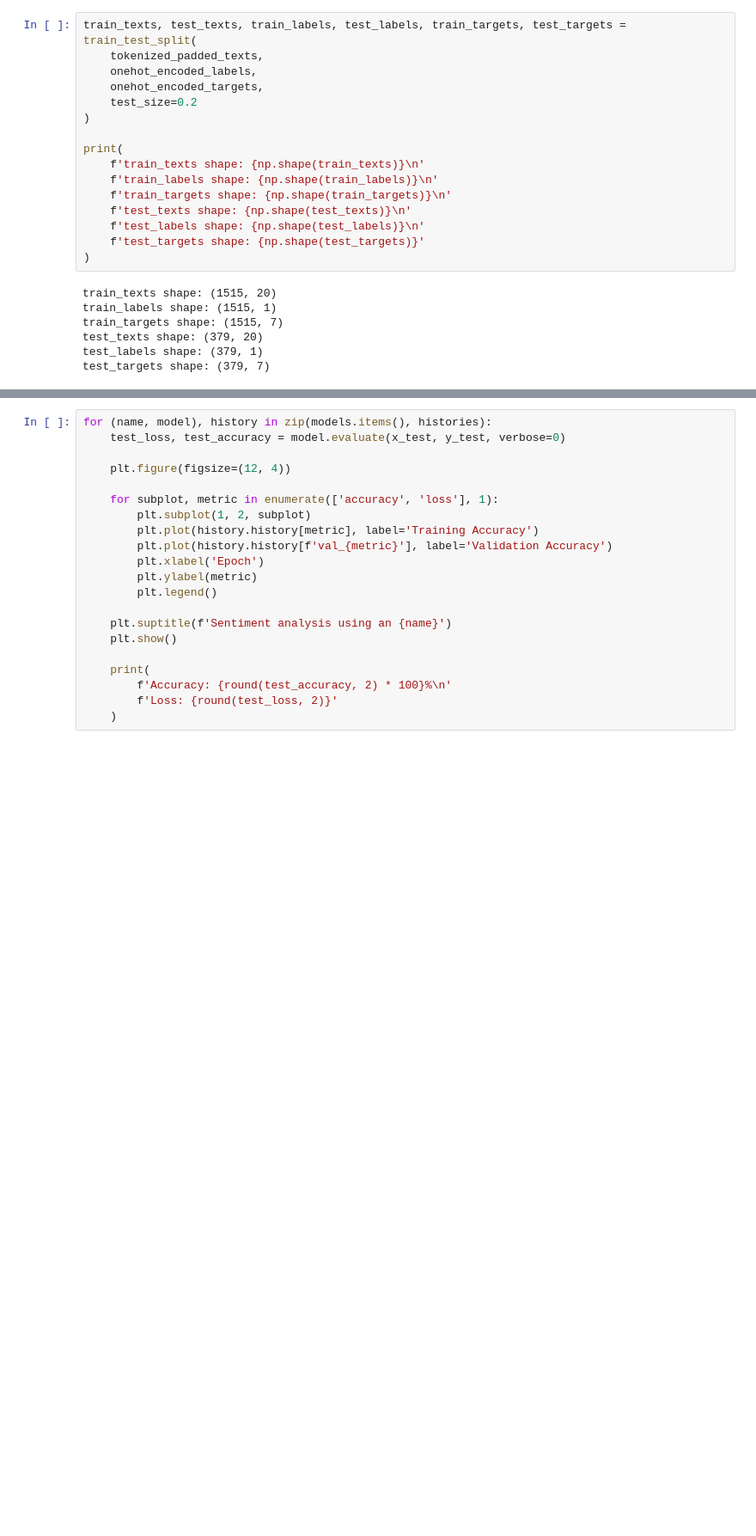
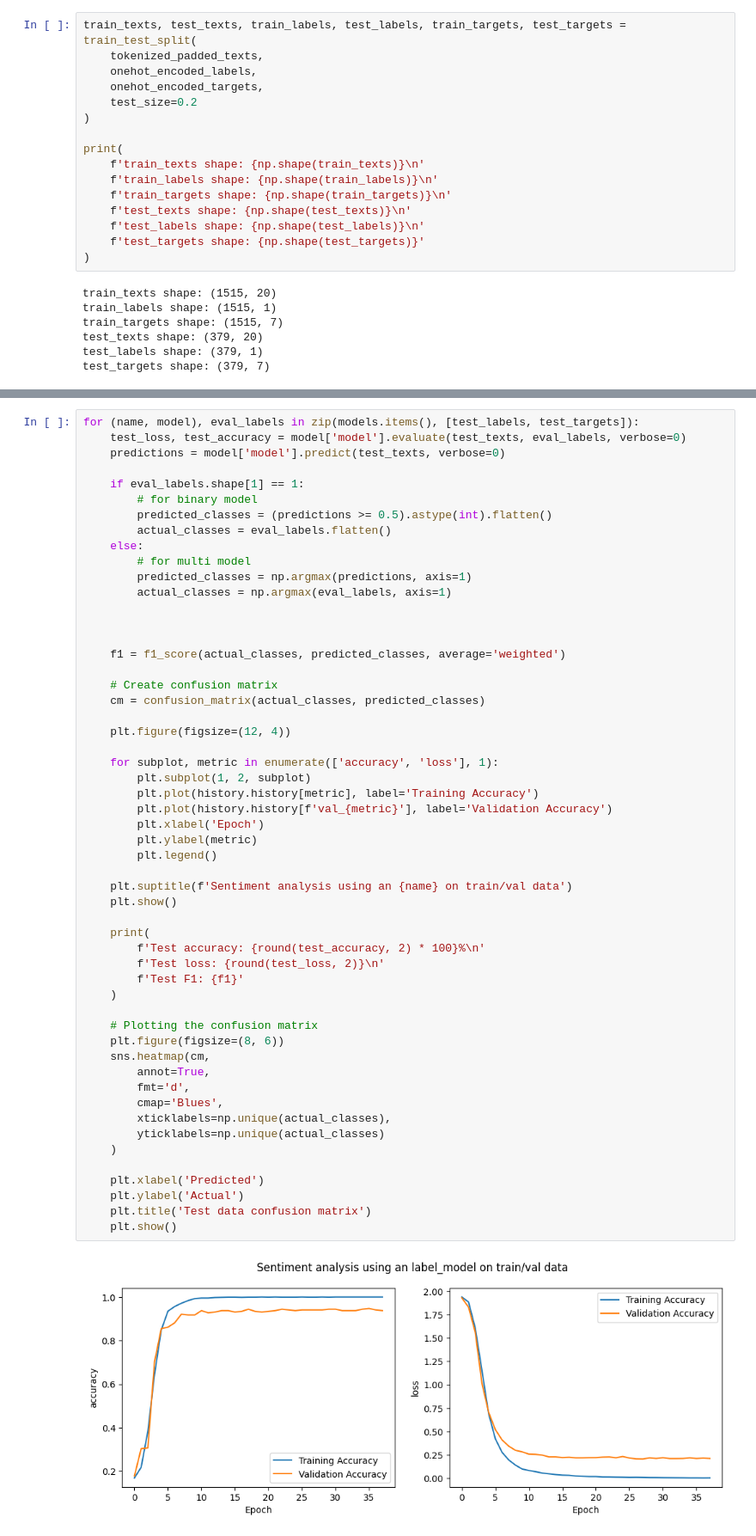
Before and after one commit to Kevy69/deep-machine-learning, a Jupyter notebook: Project/Hate Detection.ipynb, the cells around one changed output, grey strips where cells are left out. Shown at 86% size. Cells and saved outputs as stored; diff of their text form; blank space fills up the shorter version.

```diff
--- a/Project/Hate Detection.ipynb
+++ b/Project/Hate Detection.ipynb
@@ -443,21 +412,56 @@ ZeroDivisionError: division by zero
 # %%
-for (name, model), history in zip(models.items(), histories):
-    test_loss, test_accuracy = model.evaluate(x_test, y_test, verbose=0)
+for (name, model), eval_labels in zip(models.items(), [test_labels, test_targets]):
+    test_loss, test_accuracy = model['model'].evaluate(test_texts, eval_labels, verbose=0)
+    predictions = model['model'].predict(test_texts, verbose=0)
+
+    if eval_labels.shape[1] == 1:
+        # for binary model
+        predicted_classes = (predictions >= 0.5).astype(int).flatten()
+        actual_classes = eval_labels.flatten()
+    else:
+        # for multi model
+        predicted_classes = np.argmax(predictions, axis=1)
+        actual_classes = np.argmax(eval_labels, axis=1)
+
+
+
+    f1 = f1_score(actual_classes, predicted_classes, average='weighted')
+
+    # Create confusion matrix
+    cm = confusion_matrix(actual_classes, predicted_classes)
 
     plt.figure(figsize=(12, 4))
 
     for subplot, metric in enumerate(['accuracy', 'loss'], 1):
         plt.subplot(1, 2, subplot)
         plt.plot(history.history[metric], label='Training Accuracy')
         plt.plot(history.history[f'val_{metric}'], label='Validation Accuracy')
         plt.xlabel('Epoch')
         plt.ylabel(metric)
         plt.legend()
 
-    plt.suptitle(f'Sentiment analysis using an {name}')
+    plt.suptitle(f'Sentiment analysis using an {name} on train/val data')
     plt.show()
 
     print(
-        f'Accuracy: {round(test_accuracy, 2) * 100}%\n'
-        f'Loss: {round(test_loss, 2)}'
+        f'Test accuracy: {round(test_accuracy, 2) * 100}%\n'
+        f'Test loss: {round(test_loss, 2)}\n'
+        f'Test F1: {f1}'
     )
+
+    # Plotting the confusion matrix
+    plt.figure(figsize=(8, 6))
+    sns.heatmap(cm,
+        annot=True,
+        fmt='d',
+        cmap='Blues',
+        xticklabels=np.unique(actual_classes),
+        yticklabels=np.unique(actual_classes)
+    )
+
+    plt.xlabel('Predicted')
+    plt.ylabel('Actual')
+    plt.title('Test data confusion matrix')
+    plt.show()
+# %% [output]
+[figure, added]
```
Also changed, not shown: parts of 16 cells of this notebook.
